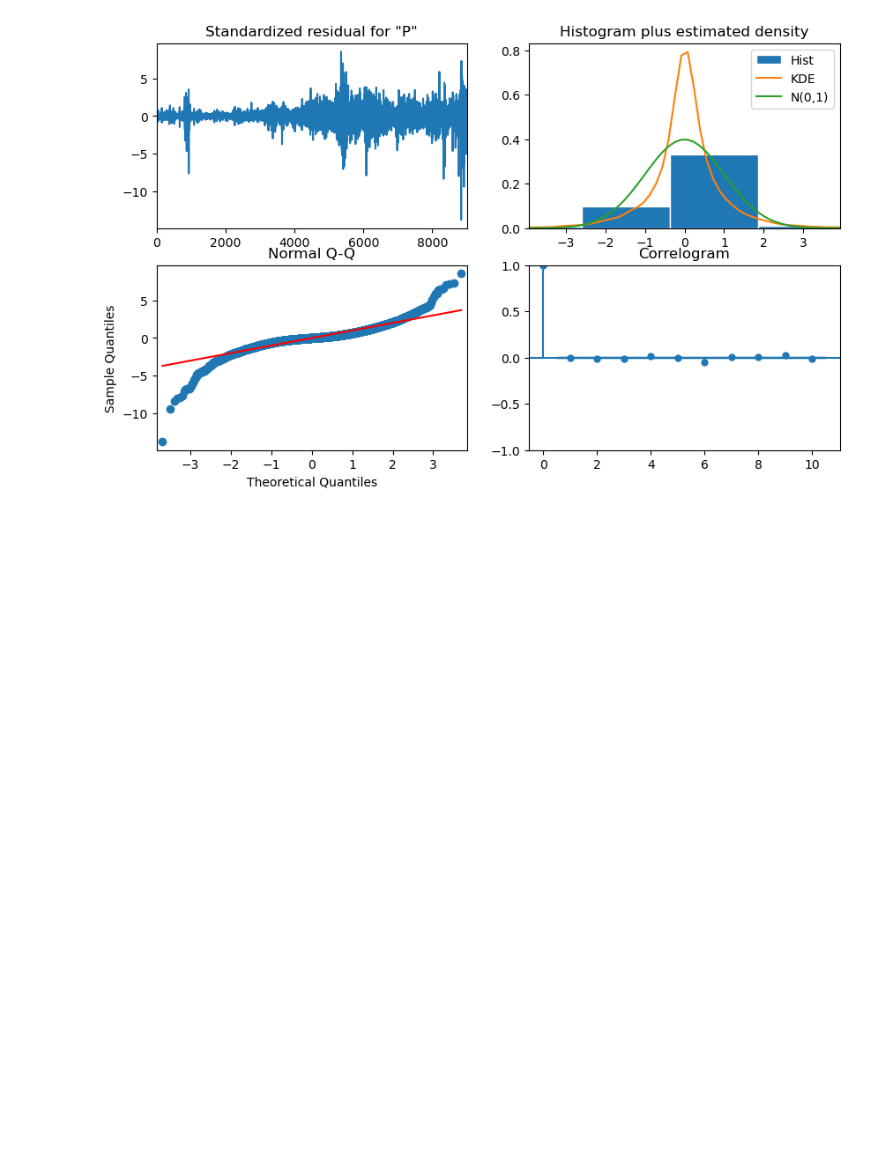
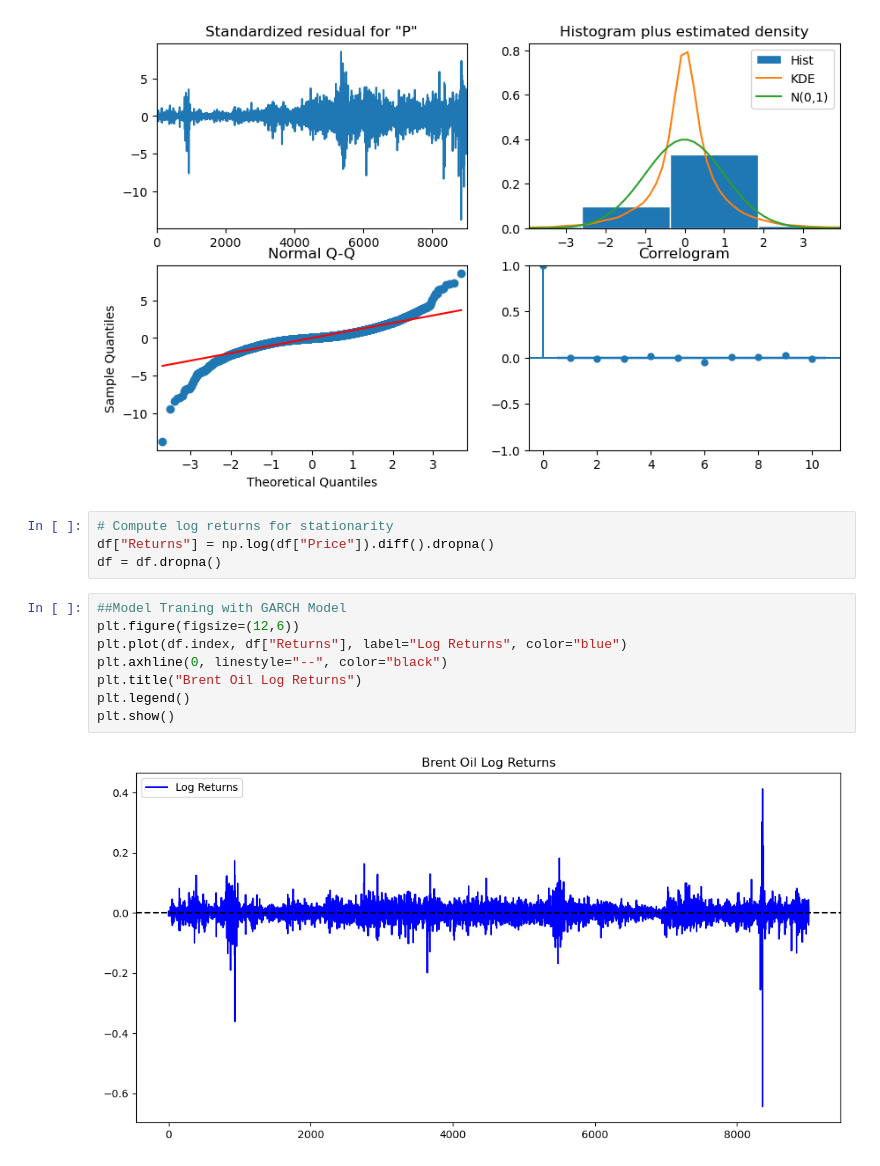
Before and after one commit to Zeyni12/kifiya_week10_assignment, a Jupyter notebook: notebooks/EDA.ipynb, the cells around one changed output. Saved outputs shown, nothing was run; the diff lists cells and outputs as text; blank space fills up the shorter version.

Commit message:
model traning and evaluation

```diff
--- a/notebooks/EDA.ipynb
+++ b/notebooks/EDA.ipynb
@@ -207,3 +185,17 @@ model_fit.plot_diagnostics(figsize=(10, 6))
 plt.show()
 # %% [output]
 [figure]
+# %%
+# Compute log returns for stationarity
+df["Returns"] = np.log(df["Price"]).diff().dropna()
+df = df.dropna()
+# %%
+##Model Traning with GARCH Model
+plt.figure(figsize=(12,6))
+plt.plot(df.index, df["Returns"], label="Log Returns", color="blue")
+plt.axhline(0, linestyle="--", color="black")
+plt.title("Brent Oil Log Returns")
+plt.legend()
+plt.show()
+# %% [output]
+[figure, added]
```
Also changed, not shown: parts of 10 cells of this notebook.
